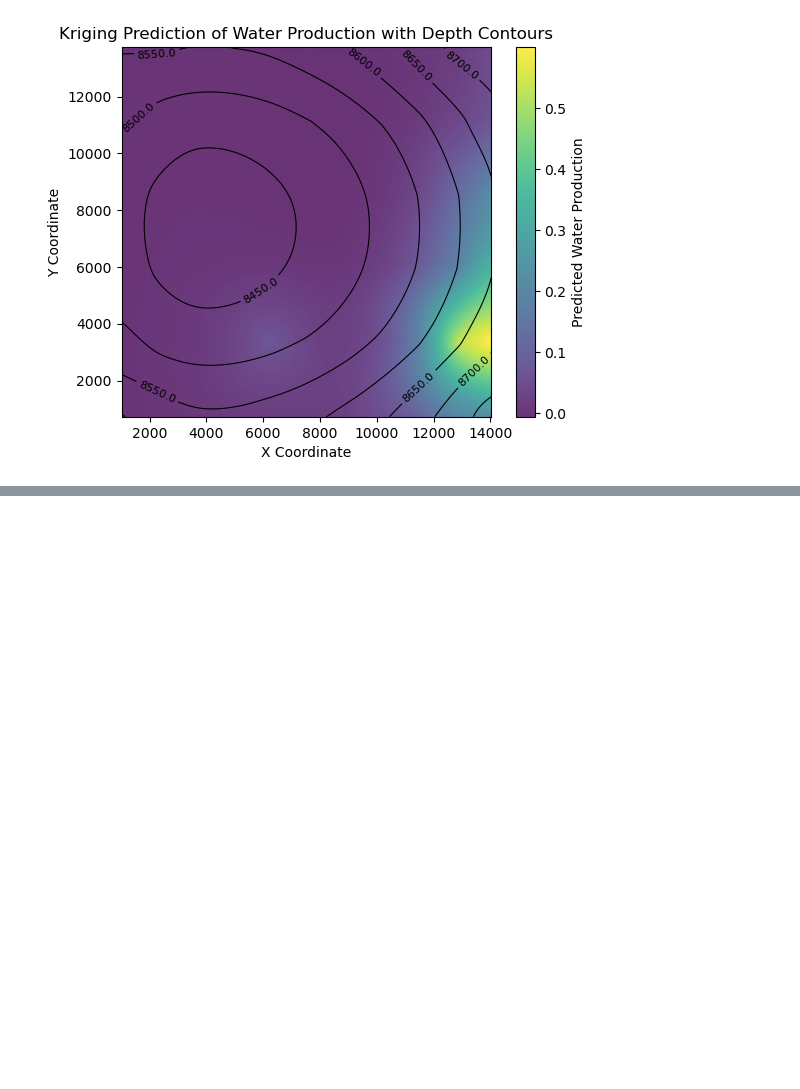
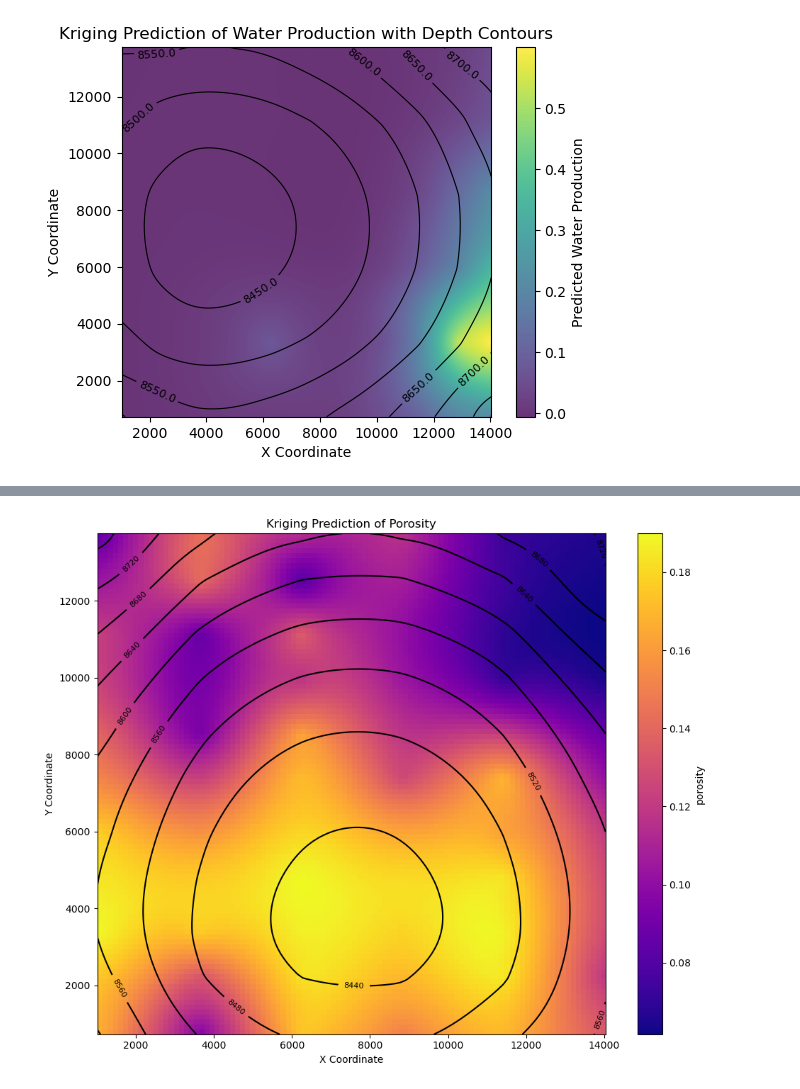
Before and after one commit to elnflores/NSC-325-Sweet-Spot-Identification, a Jupyter notebook: Exploratory.ipynb, the cells around one changed output, grey strips where cells are left out. Saved outputs shown, nothing was run; the diff lists cells and outputs as text; code cells hidden in the pictures; blank space fills up the shorter version.

```diff
--- a/Exploratory.ipynb
+++ b/Exploratory.ipynb
@@ -417,0 +572,8 @@ plt.show()
+# %%
+# Kriging plot for porosity
+create_kriging_plot(df, 'bh_x', 'bh_y', 'porosity',
+                    'Kriging Prediction of Porosity',
+                    cmap='plasma', add_contours=True, contour_col='total_depth_md')
+plt.show()
+# %% [output]
+[figure, added]
```
Also changed, not shown: parts of 16 cells of this notebook.
